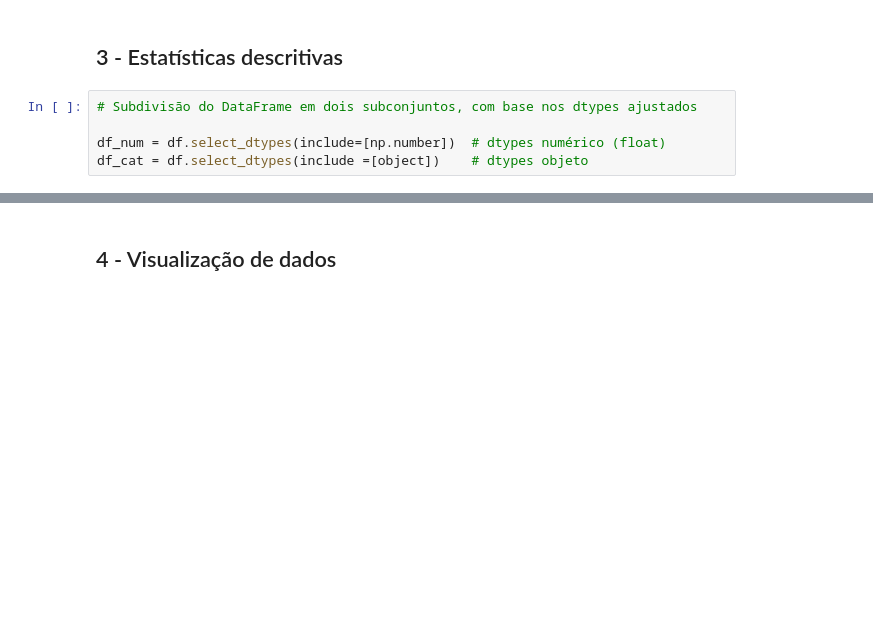
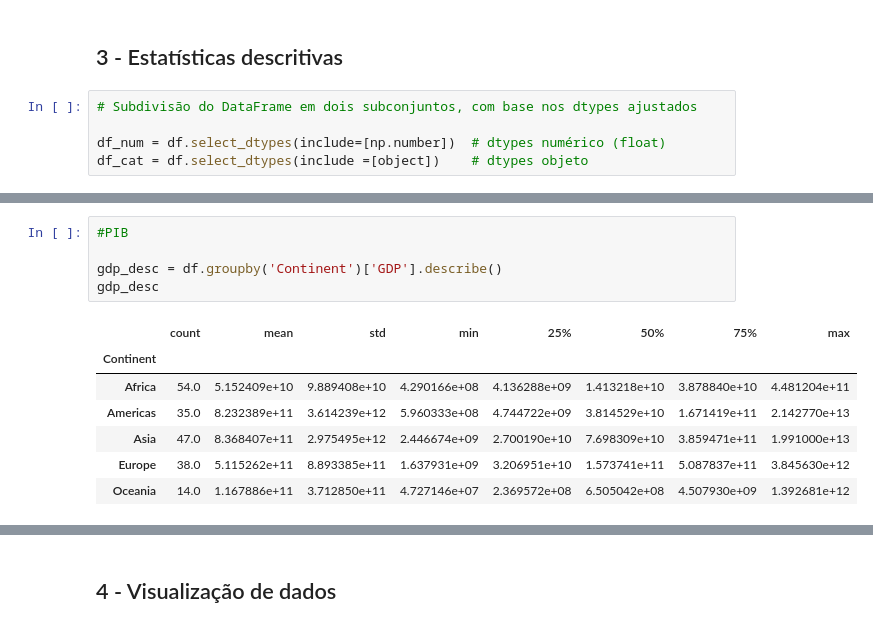
Before and after one commit to Joelson-Ferreira/SantanderCoders2023-Estatistica1, a Jupyter notebook: projeto.ipynb, the cells around one changed output, grey strips where cells are left out. Drawn from its saved outputs; the diff is of its cells as text; blank space fills up the shorter version.

```diff
--- a/projeto.ipynb
+++ b/projeto.ipynb
@@ -293,0 +318,13 @@ df_num.describe()
+# %%
+#PIB
+
+gdp_desc = df.groupby('Continent')['GDP'].describe()
+gdp_desc
+# %% [output]
+|  | count | mean | std | min | 25% | 50% | 75% | max |
+| Continent |  |  |  |  |  |  |  |  |
+| Africa | 54.0 | 5.152409e+10 | 9.889408e+10 | 4.290166e+08 | 4.136288e+09 | 1.413218e+10 | 3.878840e+10 | 4.481204e+11 |
+| Americas | 35.0 | 8.232389e+11 | 3.614239e+12 | 5.960333e+08 | 4.744722e+09 | 3.814529e+10 | 1.671419e+11 | 2.142770e+13 |
+| Asia | 47.0 | 8.368407e+11 | 2.975495e+12 | 2.446674e+09 | 2.700190e+10 | 7.698309e+10 | 3.859471e+11 | 1.991000e+13 |
+| Europe | 38.0 | 5.115262e+11 | 8.893385e+11 | 1.637931e+09 | 3.206951e+10 | 1.573741e+11 | 5.087837e+11 | 3.845630e+12 |
+| Oceania | 14.0 | 1.167886e+11 | 3.712850e+11 | 4.727146e+07 | 2.369572e+08 | 6.505042e+08 | 4.507930e+09 | 1.392681e+12 |
```
Also changed, not shown: parts of 9 cells of this notebook.
